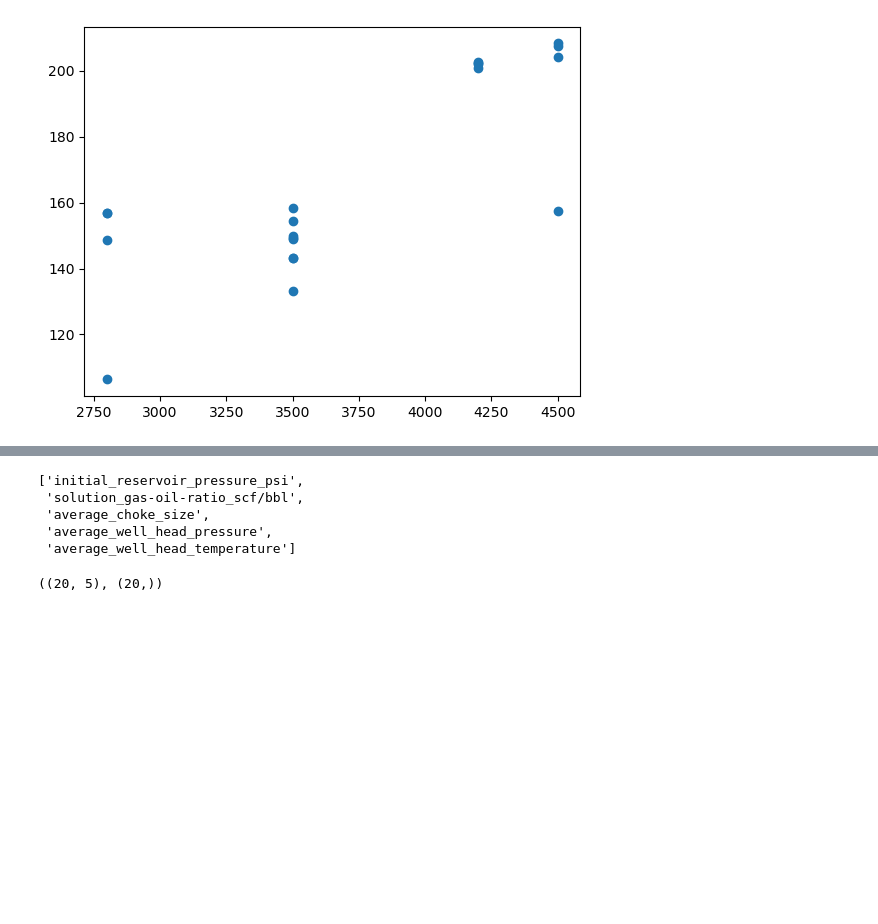
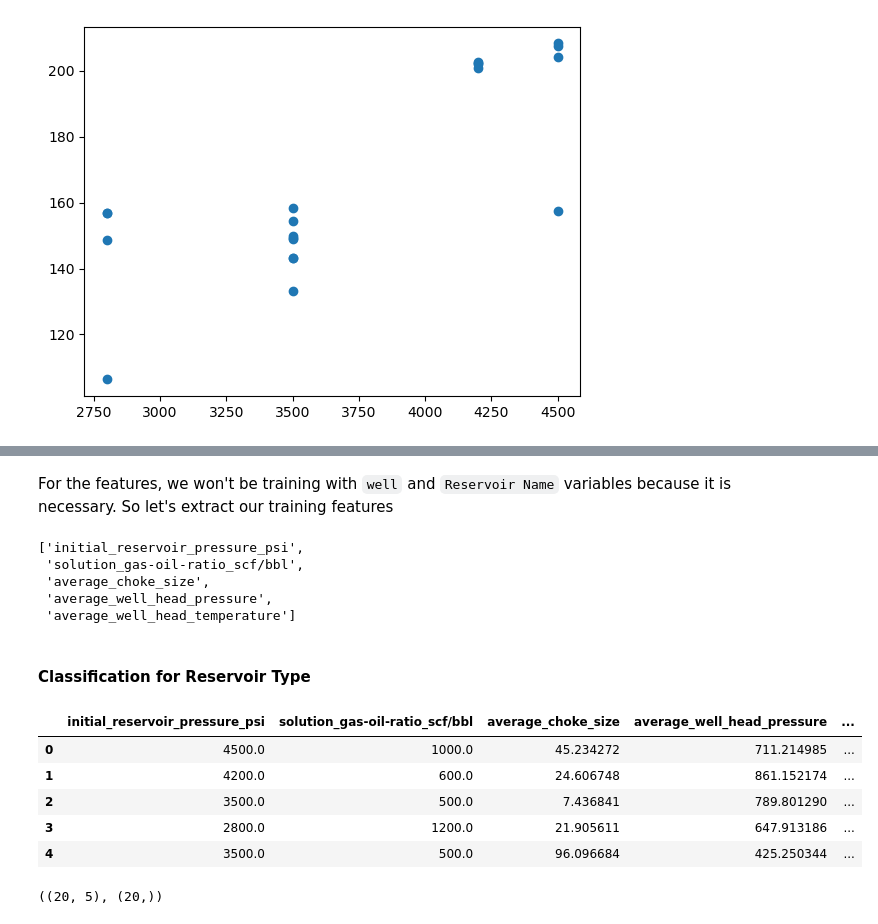
Before and after one commit to EmmanuelAgbo-Hub/DSEAT-SPE-Competition, a Jupyter notebook: Project/well classification.ipynb, the cells around one changed output, grey strips where cells are left out. Cells and saved outputs as stored; diff of their text form; code cells hidden in the pictures; blank space fills up the shorter version.

```diff
--- a/Project/well classification.ipynb
+++ b/Project/well classification.ipynb
@@ -1595,7 +1598,11 @@ Index(['well', 'initial_reservoir_pressure_psi', 'bubble_point_pressure_psi',
 # %%
-x = ['initial_reservoir_pressure_psi',
+
+x = ['well',
+     'Reservoir Name',
+    'initial_reservoir_pressure_psi',
     'solution_gas-oil-ratio_scf/bbl',
     'average_choke_size',
     'average_well_head_pressure',
     'average_well_head_temperature']
-target = 'Reservoir Type'
+features = wellAndReservoirData[x]
+features.head()
@@ -1614,13 +1616,30 @@ well_to_be_classified.head()
-# %%
-numerical_features = well_to_be_classified.select_dtypes(include=np.number).columns.tolist()
-#categorical_features = well_to_be_classified.select_dtypes(include='object').columns.tolist()
-numerical_features
-# %% [output]
-['initial_reservoir_pressure_psi',
- 'solution_gas-oil-ratio_scf/bbl',
- 'average_choke_size',
- 'average_well_head_pressure',
- 'average_well_head_temperature']
+# %% [markdown]
+For the features, we won't be training with `well` and `Reservoir Name` variables because it is necessary. So let's extract our training features
+# %%
+numerical_features = features.select_dtypes(include=np.number).columns.tolist()
+#categorical_features = well_to_be_classified.select_dtypes(include='object').columns.tolist()
+numerical_features
+# %% [output]
+['initial_reservoir_pressure_psi',
+ 'solution_gas-oil-ratio_scf/bbl',
+ 'average_choke_size',
+ 'average_well_head_pressure',
+ 'average_well_head_temperature']
 # %%
-def get_data(x, y):
+def get_data(x, target):
+
+    df = pd.concat((x, target), axis=1)
+    return df
+# %% [markdown]
+#### Classification for Reservoir Type
+# %%
+res_type_data = get_data(features[numerical_features], targets['Reservoir Type'])
+res_type_data.head()
+# %% [output]
+|  | initial_reservoir_pressure_psi | solution_gas-oil-ratio_scf/bbl | average_choke_size | average_well_head_pressure | ... |
+| 0 | 4500.0 | 1000.0 | 45.234272 | 711.214985 | ... |
+| 1 | 4200.0 | 600.0 | 24.606748 | 861.152174 | ... |
+| 2 | 3500.0 | 500.0 | 7.436841 | 789.801290 | ... |
+| 3 | 2800.0 | 1200.0 | 21.905611 | 647.913186 | ... |
+| 4 | 3500.0 | 500.0 | 96.096684 | 425.250344 | ... |
 # %%
```
Also changed, not shown: parts of 52 cells of this notebook.
